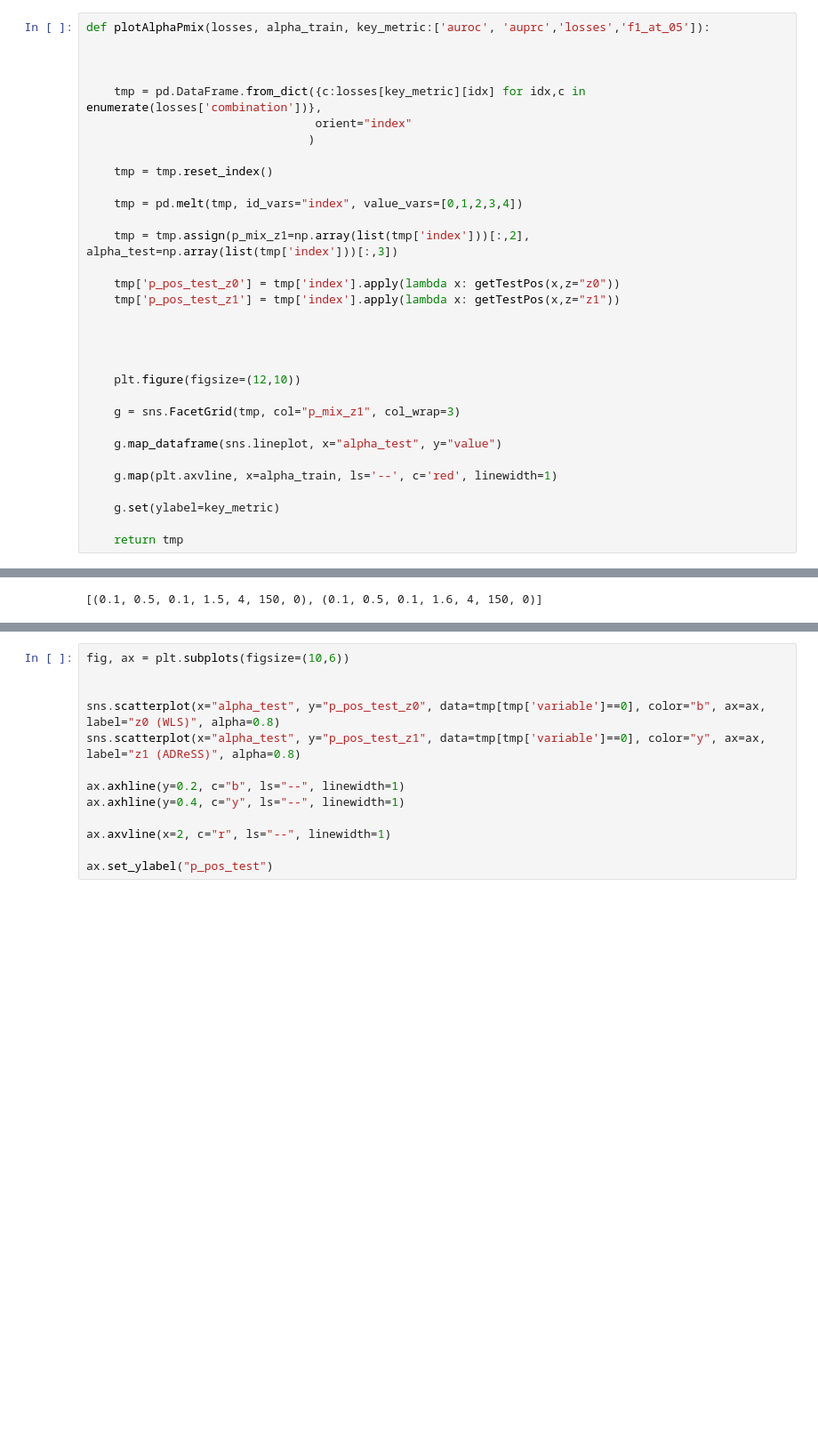
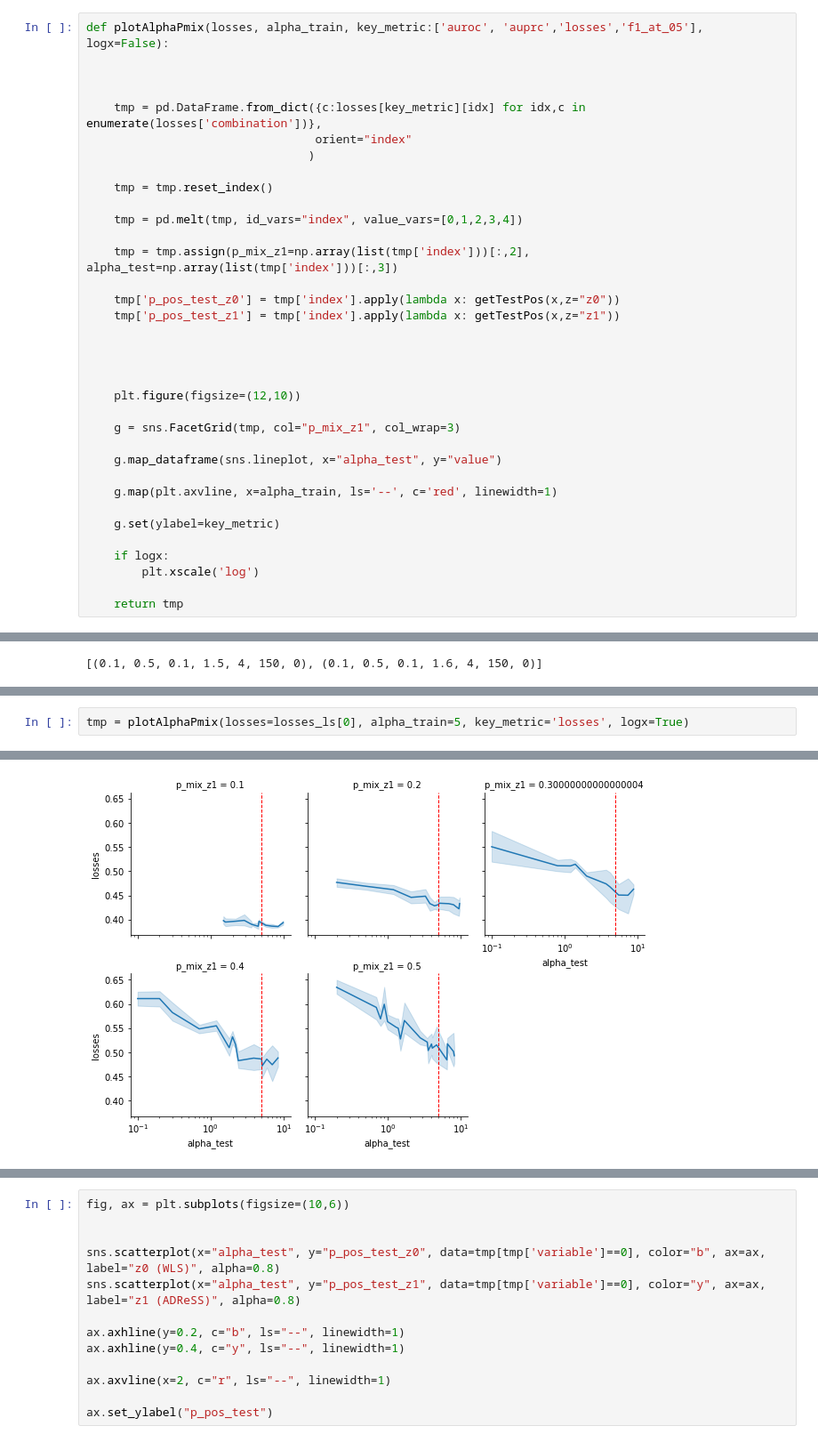
Before and after one commit to LinguisticAnomalies/DeconDTN, a Jupyter notebook: notebooks_xiruo/[test] Build Models-SingleLabel.ipynb, the cells around one changed output, grey strips where cells are left out. Shown at 89% size. Saved outputs shown, nothing was run; the diff lists cells and outputs as text; blank space fills up the shorter version.

```diff
--- a/notebooks_xiruo/[test] Build Models-SingleLabel.ipynb
+++ b/notebooks_xiruo/[test] Build Models-SingleLabel.ipynb
@@ -898,7 +898,7 @@ def getTestPos(c, z):
     elif z == "z1":
         return ret['mix_param_dict']['p_pos_test_z1']
 # %%
-def plotAlphaPmix(losses, alpha_train, key_metric:['auroc', 'auprc','losses','f1_at_05']):
+def plotAlphaPmix(losses, alpha_train, key_metric:['auroc', 'auprc','losses','f1_at_05'], logx=False):
 
 
 
@@ -928,6 +928,9 @@ def plotAlphaPmix(losses, alpha_train, key_metric:['auroc', 'auprc','losses','f1
 
     g.set(ylabel=key_metric)
 
+    if logx:
+        plt.xscale('log')
+
     return tmp
 # %%
 def plotAlphaDiffPmix(losses, alpha_diff_train, key_metric:['auroc', 'auprc','losses','f1_at_05']):
@@ -990 +982,4 @@ plotAlphaPmix(losses=losses_ls[0], alpha_train=5, key_metric='losses')
 [figure]
+# %%
+tmp = plotAlphaPmix(losses=losses_ls[0], alpha_train=5, key_metric='losses', logx=True)
+# %% [output]
@@ -990,0 +987 @@ plotAlphaPmix(losses=losses_ls[0], alpha_train=5, key_metric='losses')
+[figure, added]
```
Also changed, not shown: parts of 42 cells of this notebook, 1 other file.
